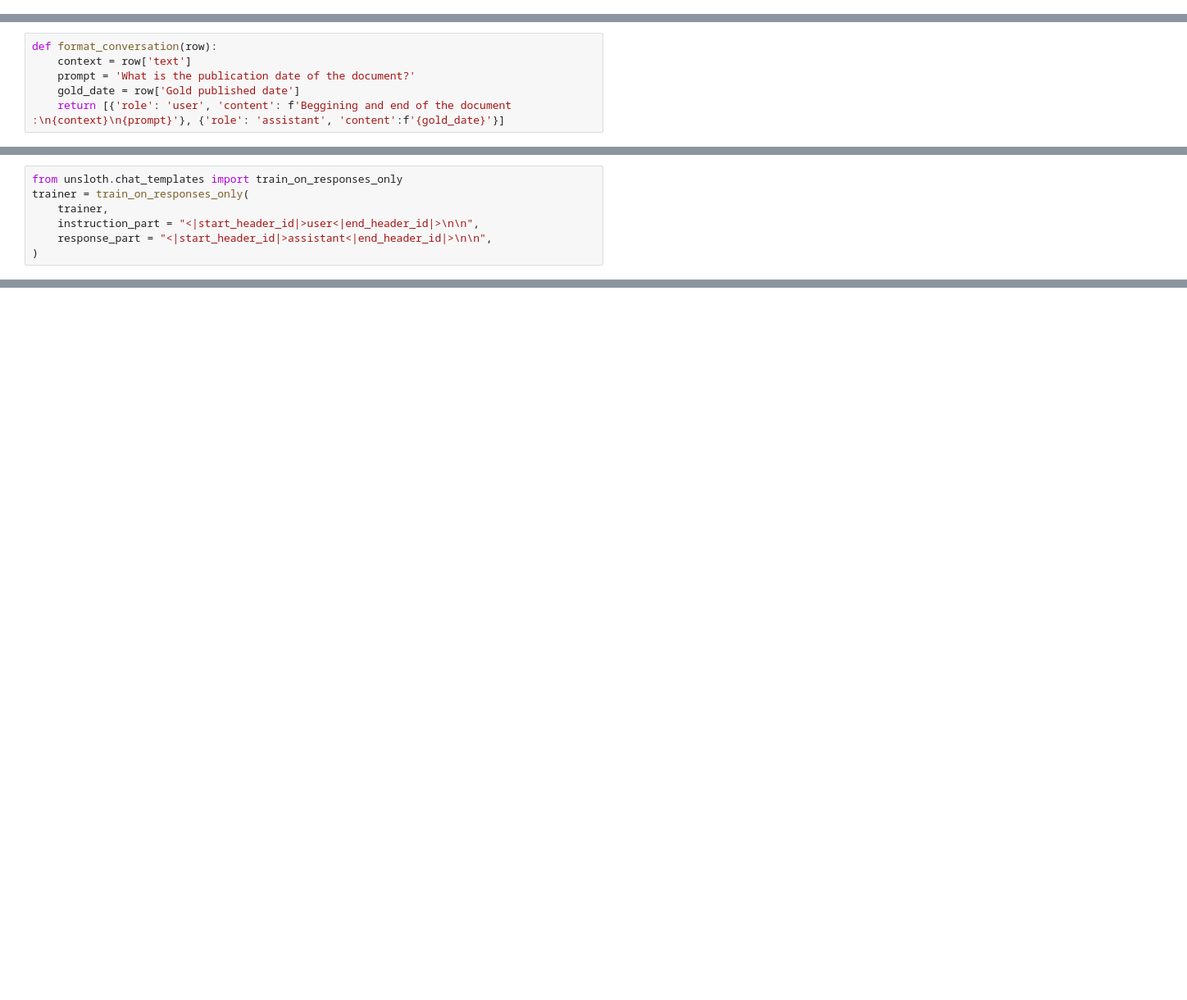
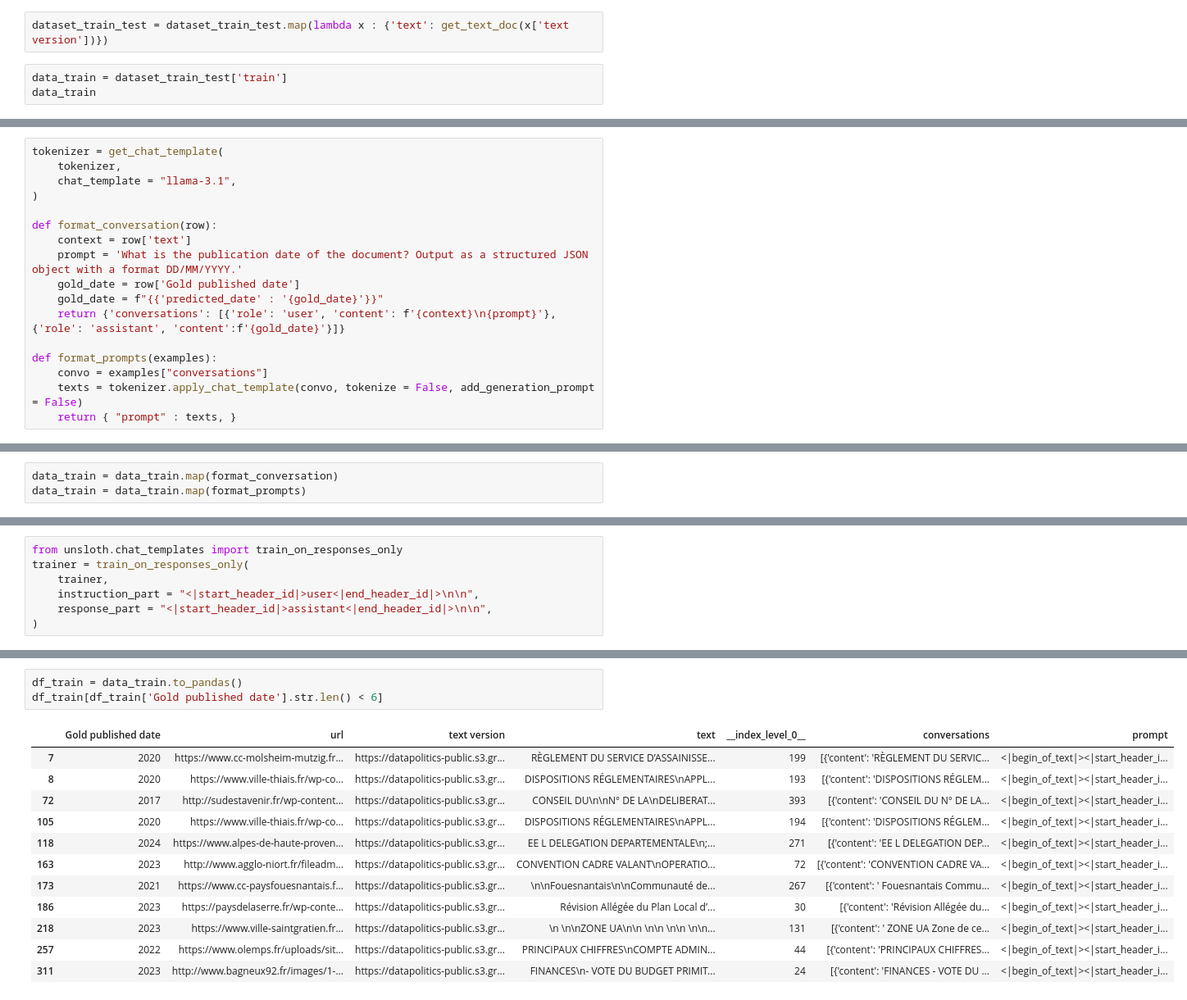
Before and after one commit to Alexanthos/publication-date-extractor, a Jupyter notebook: llama_finetune.ipynb, the cells around one changed output, grey strips where cells are left out. Shown: that part at 82% size. Cells and saved outputs as stored; diff of their text form; blank space fills up the shorter version.

Commit message:
updated llama finetune notebook

```diff
--- a/llama_finetune.ipynb
+++ b/llama_finetune.ipynb
@@ -41,0 +61,5 @@ DatasetDict({
+# %%
+dataset_train_test = dataset_train_test.map(lambda x : {'text': get_text_doc(x['text version'])})
+# %%
+data_train = dataset_train_test['train']
+data_train
@@ -74,6 +113,17 @@ def formatting_prompts_func(examples):
 # %%
+tokenizer = get_chat_template(
+    tokenizer,
+    chat_template = "llama-3.1",
+)
+
 def format_conversation(row):
     context = row['text']
-    prompt = 'What is the publication date of the document?'
+    prompt = 'What is the publication date of the document? Output as a structured JSON object with a format DD/MM/YYYY.'
     gold_date = row['Gold published date']
-    return [{'role': 'user', 'content': f'Beggining and end of the document :\n{context}\n{prompt}'}, {'role': 'assistant', 'content':f'{gold_date}'}]
+    gold_date = f"{{'predicted_date' : '{gold_date}'}}"
+    return {'conversations': [{'role': 'user', 'content': f'{context}\n{prompt}'}, {'role': 'assistant', 'content':f'{gold_date}'}]}
+
+def format_prompts(examples):
+    convo = examples["conversations"]
+    texts = tokenizer.apply_chat_template(convo, tokenize = False, add_generation_prompt = False)
+    return { "prompt" : texts, }
@@ -79,0 +135,3 @@ def format_conversation(row):
+# %%
+data_train = data_train.map(format_conversation)
+data_train = data_train.map(format_prompts)
@@ -130,0 +381,16 @@ df_hf.to_pickle('llamacpp_newlabels.pkl')
+# %%
+df_train = data_train.to_pandas()
+df_train[df_train['Gold published date'].str.len() < 6]
+# %% [output]
+|  | Gold published date | url | text version | text | __index_level_0__ | conversations | prompt |
+| 7 | 2020 | https://www.cc-molsheim-mutzig.fr... | https://datapolitics-public.s3.gr... | RÈGLEMENT DU SERVICE D’ASSAINISSE... | 199 | [{'content': 'RÈGLEMENT DU SERVIC... | <|begin_of_text|><|start_header_i... |
+| 8 | 2020 | https://www.ville-thiais.fr/wp-co... | https://datapolitics-public.s3.gr... | DISPOSITIONS RÉGLEMENTAIRES\nAPPL... | 193 | [{'content': 'DISPOSITIONS RÉGLEM... | <|begin_of_text|><|start_header_i... |
+| 72 | 2017 | http://sudestavenir.fr/wp-content... | https://datapolitics-public.s3.gr... | CONSEIL DU\n\nN° DE LA\nDELIBERAT... | 393 | [{'content': 'CONSEIL DU N° DE LA... | <|begin_of_text|><|start_header_i... |
+| 105 | 2020 | https://www.ville-thiais.fr/wp-co... | https://datapolitics-public.s3.gr... | DISPOSITIONS RÉGLEMENTAIRES\nAPPL... | 194 | [{'content': 'DISPOSITIONS RÉGLEM... | <|begin_of_text|><|start_header_i... |
+| 118 | 2024 | https://www.alpes-de-haute-proven... | https://datapolitics-public.s3.gr... | EE L DELEGATION DEPARTEMENTALE\n;... | 271 | [{'content': 'EE L DELEGATION DEP... | <|begin_of_text|><|start_header_i... |
+| 163 | 2023 | http://www.agglo-niort.fr/fileadm... | https://datapolitics-public.s3.gr... | CONVENTION CADRE VALANT\nOPERATIO... | 72 | [{'content': 'CONVENTION CADRE VA... | <|begin_of_text|><|start_header_i... |
+| 173 | 2021 | https://www.cc-paysfouesnantais.f... | https://datapolitics-public.s3.gr... | \n\nFouesnantais\n\nCommunauté de... | 267 | [{'content': ' Fouesnantais Commu... | <|begin_of_text|><|start_header_i... |
+| 186 | 2023 | https://paysdelaserre.fr/wp-conte... | https://datapolitics-public.s3.gr... | Révision Allégée du Plan Local d’... | 30 | [{'content': 'Révision Allégée du... | <|begin_of_text|><|start_header_i... |
+| 218 | 2023 | https://www.ville-saintgratien.fr... | https://datapolitics-public.s3.gr... | \n \n\nZONE UA\n\n \n\n \n\n \n\n... | 131 | [{'content': ' ZONE UA Zone de ce... | <|begin_of_text|><|start_header_i... |
+| 257 | 2022 | https://www.olemps.fr/uploads/sit... | https://datapolitics-public.s3.gr... | PRINCIPAUX CHIFFRES\nCOMPTE ADMIN... | 44 | [{'content': 'PRINCIPAUX CHIFFRES... | <|begin_of_text|><|start_header_i... |
+| 311 | 2023 | http://www.bagneux92.fr/images/1-... | https://datapolitics-public.s3.gr... | FINANCES\n- VOTE DU BUDGET PRIMIT... | 24 | [{'content': 'FINANCES - VOTE DU ... | <|begin_of_text|><|start_header_i... |
```
Also changed, not shown: parts of 50 cells of this notebook.
